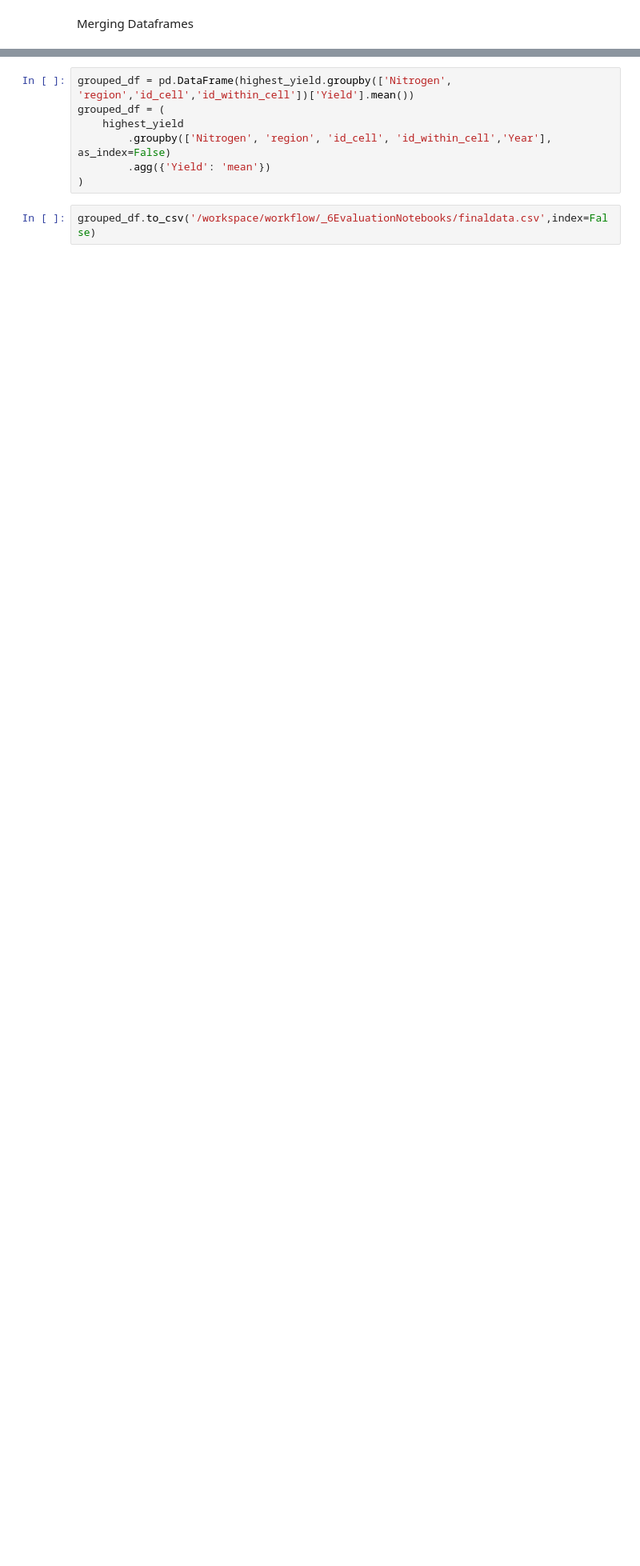
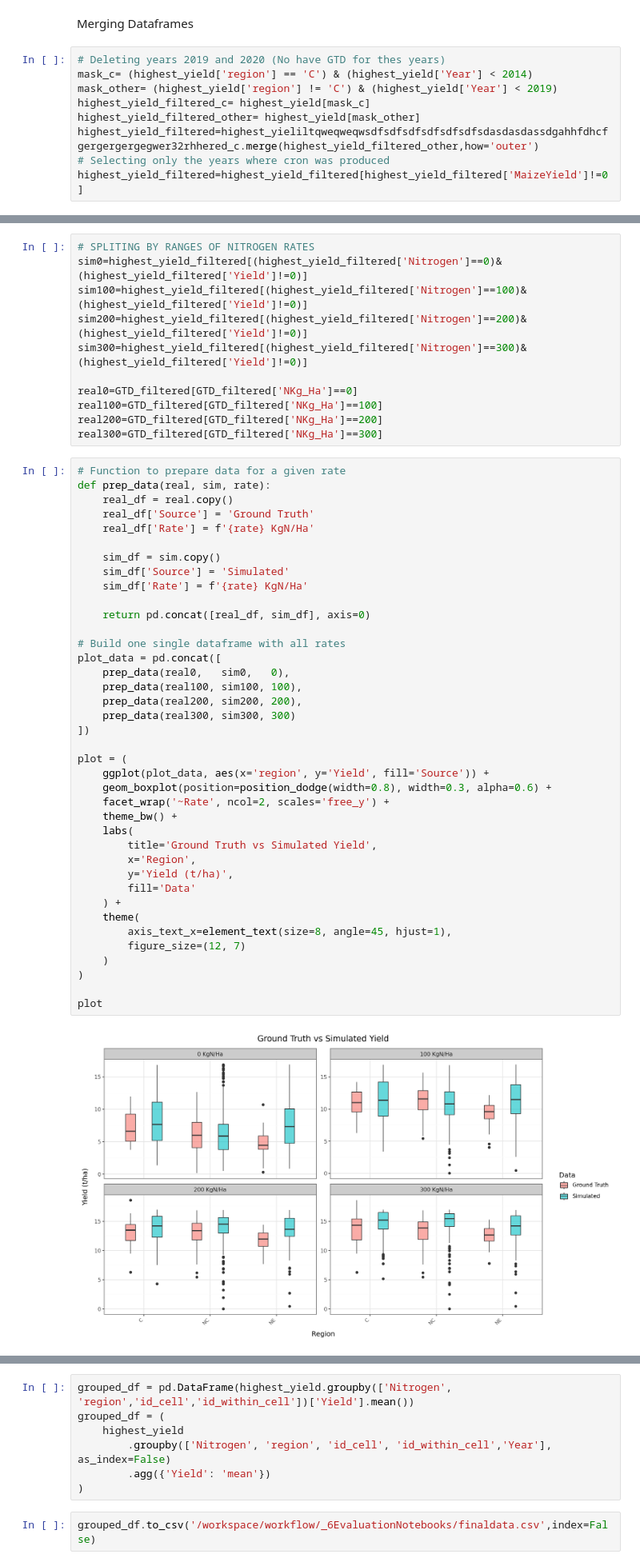
Before and after one commit to Ciampitti-Lab/ApsimxpyModule, a Jupyter notebook: workflow/_6EvaluationNotebooks/ExploratoryAnalysis.ipynb, the cells around one changed output, grey strips where cells are left out. Shown at 80% size. Cells and saved outputs as stored; diff of their text form; blank space fills up the shorter version.

```diff
--- a/workflow/_6EvaluationNotebooks/ExploratoryAnalysis.ipynb
+++ b/workflow/_6EvaluationNotebooks/ExploratoryAnalysis.ipynb
@@ -119,3 +118,12 @@ results_region
 # %% [markdown]
 Merging Dataframes
+# %%
+# Deleting years 2019 and 2020 (No have GTD for thes years)
+mask_c= (highest_yield['region'] == 'C') & (highest_yield['Year'] < 2014)
+mask_other= (highest_yield['region'] != 'C') & (highest_yield['Year'] < 2019)
+highest_yield_filtered_c= highest_yield[mask_c]
+highest_yield_filtered_other= highest_yield[mask_other]
+highest_yield_filtered=highest_yieliltqweqweqwsdfsdfsdfsdfsdfsdfsdasdasdassdgahhfdhcfgergergergegwer32rhhered_c.merge(highest_yield_filtered_other,how='outer')
+# Selecting only the years where cron was produced
+highest_yield_filtered=highest_yield_filtered[highest_yield_filtered['MaizeYield']!=0]
 # %%
@@ -169,0 +139,52 @@ plot.show()
+# %%
+# SPLITING BY RANGES OF NITROGEN RATES
+sim0=highest_yield_filtered[(highest_yield_filtered['Nitrogen']==0)&(highest_yield_filtered['Yield']!=0)]
+sim100=highest_yield_filtered[(highest_yield_filtered['Nitrogen']==100)&(highest_yield_filtered['Yield']!=0)]
+sim200=highest_yield_filtered[(highest_yield_filtered['Nitrogen']==200)&(highest_yield_filtered['Yield']!=0)]
+sim300=highest_yield_filtered[(highest_yield_filtered['Nitrogen']==300)&(highest_yield_filtered['Yield']!=0)]
+
+real0=GTD_filtered[GTD_filtered['NKg_Ha']==0]
+real100=GTD_filtered[GTD_filtered['NKg_Ha']==100]
+real200=GTD_filtered[GTD_filtered['NKg_Ha']==200]
+real300=GTD_filtered[GTD_filtered['NKg_Ha']==300]
+# %%
+# Function to prepare data for a given rate
+def prep_data(real, sim, rate):
+    real_df = real.copy()
+    real_df['Source'] = 'Ground Truth'
+    real_df['Rate'] = f'{rate} KgN/Ha'
+
+    sim_df = sim.copy()
+    sim_df['Source'] = 'Simulated'
+    sim_df['Rate'] = f'{rate} KgN/Ha'
+
+    return pd.concat([real_df, sim_df], axis=0)
+
+# Build one single dataframe with all rates
+plot_data = pd.concat([
+    prep_data(real0,   sim0,   0),
+    prep_data(real100, sim100, 100),
+    prep_data(real200, sim200, 200),
+    prep_data(real300, sim300, 300)
+])
+
+plot = (
+    ggplot(plot_data, aes(x='region', y='Yield', fill='Source')) +
+    geom_boxplot(position=position_dodge(width=0.8), width=0.3, alpha=0.6) +
+    facet_wrap('~Rate', ncol=2, scales='free_y') +
+    theme_bw() +
+    labs(
+        title='Ground Truth vs Simulated Yield',
+        x='Region',
+        y='Yield (t/ha)',
+        fill='Data'
+    ) +
+    theme(
+        axis_text_x=element_text(size=8, angle=45, hjust=1),
+        figure_size=(12, 7)
+    )
+)
+
+plot
+# %% [output]
+[figure, added]
```
Also changed, not shown: parts of 12 cells of this notebook, 15 other files.
